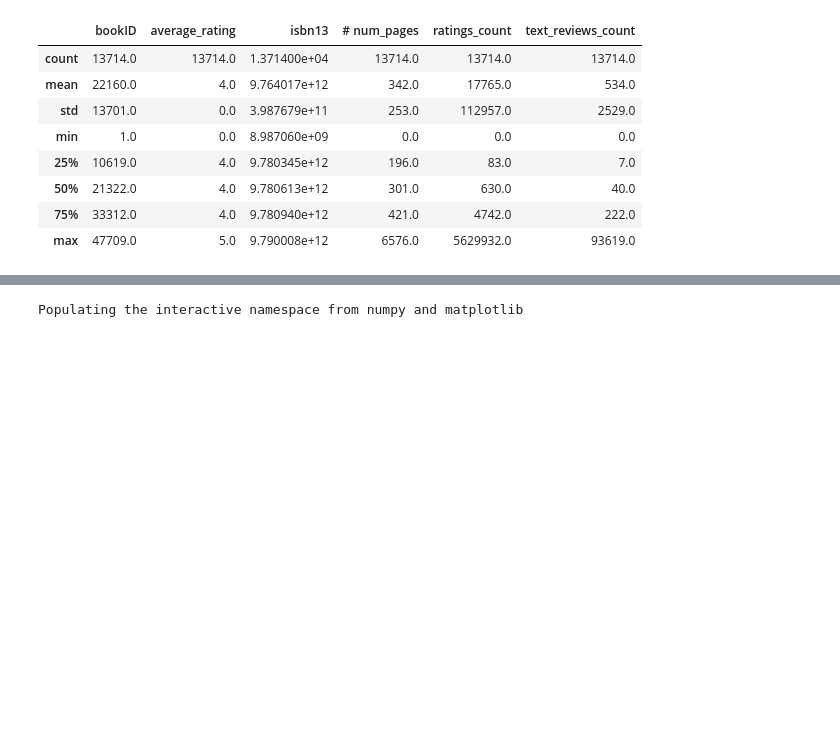
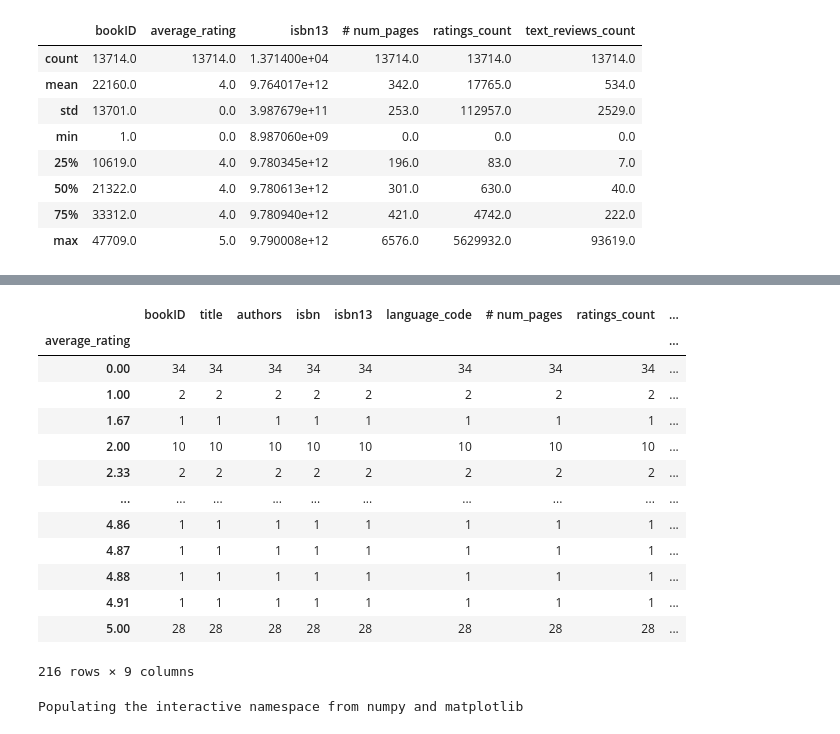
Before and after one commit to akakicreations/ejercicios-casuales-github, a Jupyter notebook: books-goodreader.ipynb, the cells around one changed output, grey strips where cells are left out. Cells and saved outputs as stored; diff of their text form; code cells hidden in the pictures; blank space fills up the shorter version.

```diff
--- a/books-goodreader.ipynb
+++ b/books-goodreader.ipynb
@@ -92,3 +111,24 @@ df_per_date.sample(6)
+# %%
+#Ahora hacemos esto así porque si hacemos lo anterior sale error, porque
+# "float() argument must be a string or a number, not 'pandas._libs.interval.Interval'"" y si lo
+# Hacemos lista se reduce el número de datos, habría que hacer otra columna con los rangos.
+df_per_date =df.groupby("average_rating").count()
+df_per_date
+# %% [output]
+|  | bookID | title | authors | isbn | isbn13 | language_code | # num_pages | ratings_count | ... |
+| average_rating |  |  |  |  |  |  |  |  | ... |
+| 0.00 | 34 | 34 | 34 | 34 | 34 | 34 | 34 | 34 | ... |
+| 1.00 | 2 | 2 | 2 | 2 | 2 | 2 | 2 | 2 | ... |
+| 1.67 | 1 | 1 | 1 | 1 | 1 | 1 | 1 | 1 | ... |
+| 2.00 | 10 | 10 | 10 | 10 | 10 | 10 | 10 | 10 | ... |
+| 2.33 | 2 | 2 | 2 | 2 | 2 | 2 | 2 | 2 | ... |
+| ... | ... | ... | ... | ... | ... | ... | ... | ... | ... |
+| 4.86 | 1 | 1 | 1 | 1 | 1 | 1 | 1 | 1 | ... |
+| 4.87 | 1 | 1 | 1 | 1 | 1 | 1 | 1 | 1 | ... |
+| 4.88 | 1 | 1 | 1 | 1 | 1 | 1 | 1 | 1 | ... |
+| 4.91 | 1 | 1 | 1 | 1 | 1 | 1 | 1 | 1 | ... |
+| 5.00 | 28 | 28 | 28 | 28 | 28 | 28 | 28 | 28 | ... |
+216 rows × 9 columns
 # %%
 %pylab inline
 # %% [output]
```
Also changed, not shown: parts of 18 cells of this notebook.
